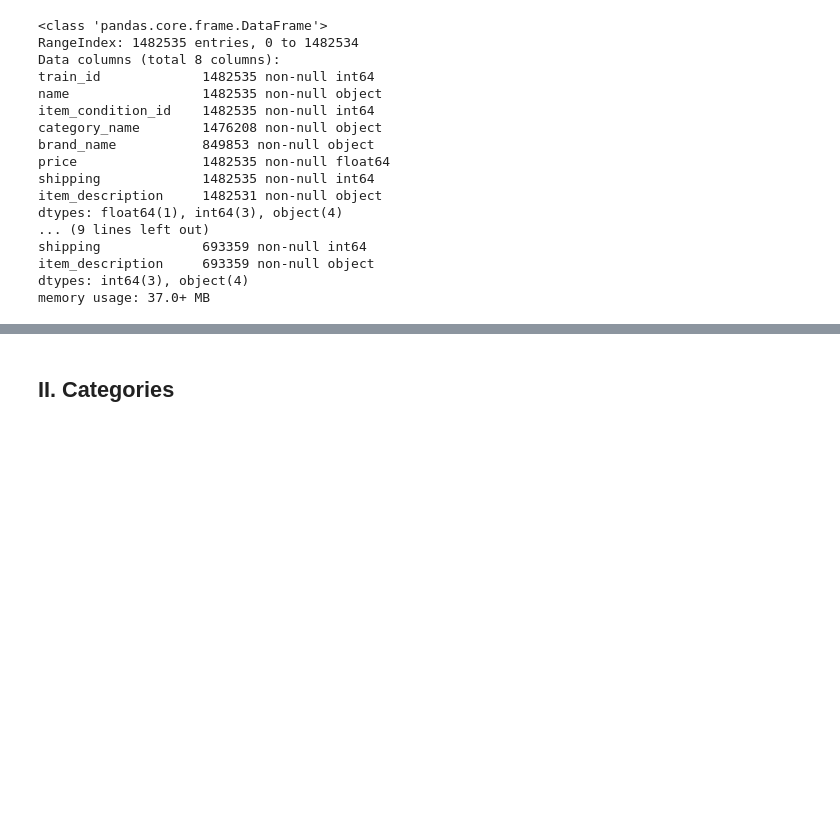
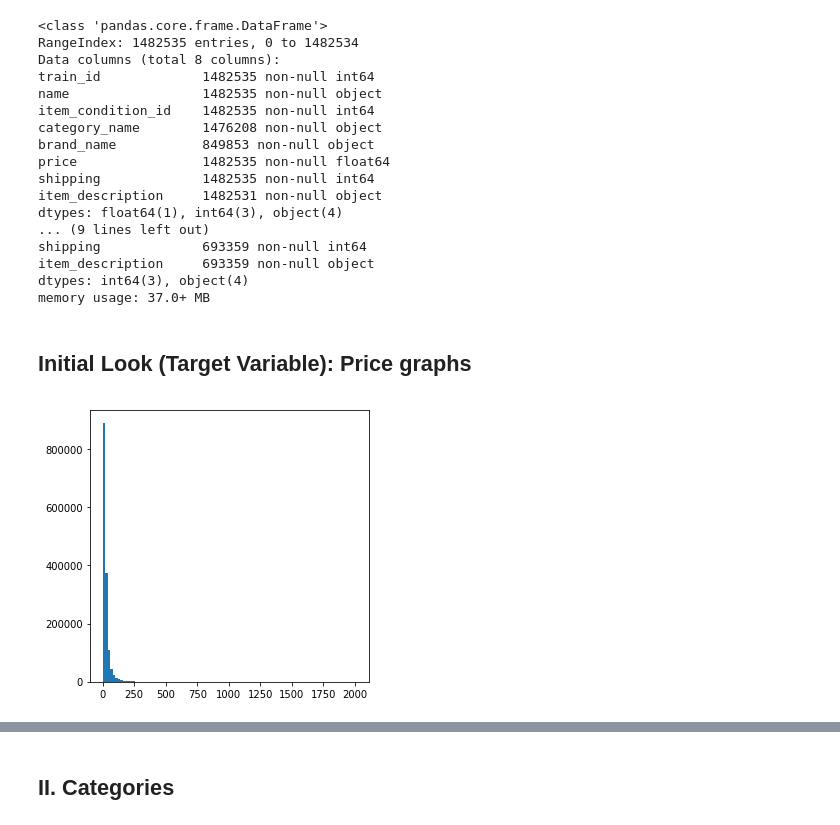
Before and after one commit to kyungjunism/mercari_price_prediction, a Jupyter notebook: Mercari Price Prediction EDA.ipynb, the cells around one changed output, grey strips where cells are left out. Drawn from its saved outputs; the diff is of its cells as text; code cells hidden in the pictures; blank space fills up the shorter version.

```diff
--- a/Mercari Price Prediction EDA.ipynb
+++ b/Mercari Price Prediction EDA.ipynb
@@ -92,3 +113,11 @@ shipping             693359 non-null int64
 item_description     693359 non-null object
 dtypes: int64(3), object(4)
 memory usage: 37.0+ MB
+# %% [markdown]
+## Initial Look (Target Variable): Price graphs
+# %%
+plt.figure(figsize=(5,5))
+plt.hist(train['price'], bins = 100)
+plt.show()
+# %% [output]
+[figure, added]
```
Also changed, not shown: parts of 29 cells of this notebook.
